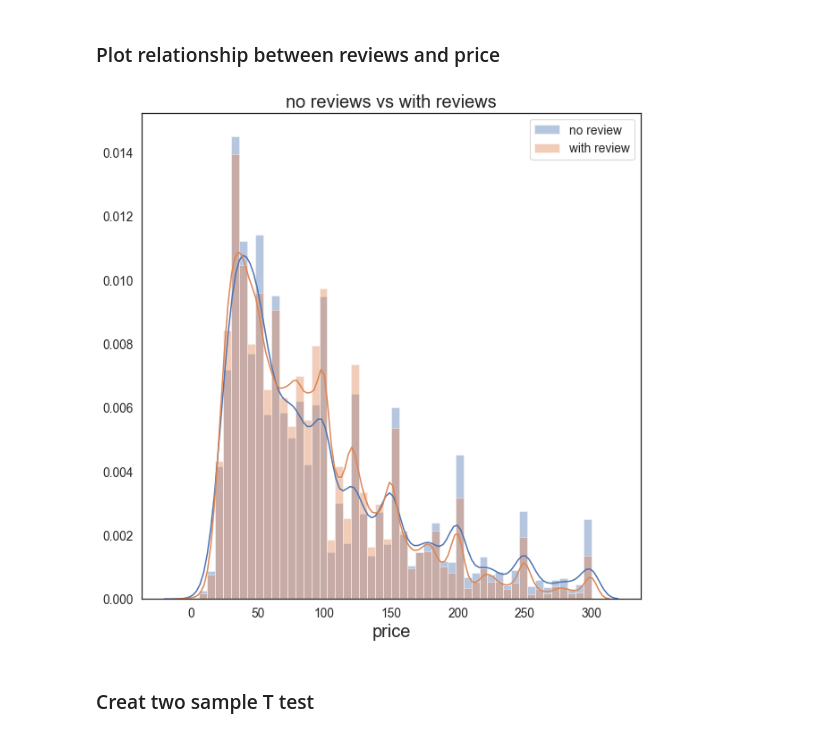
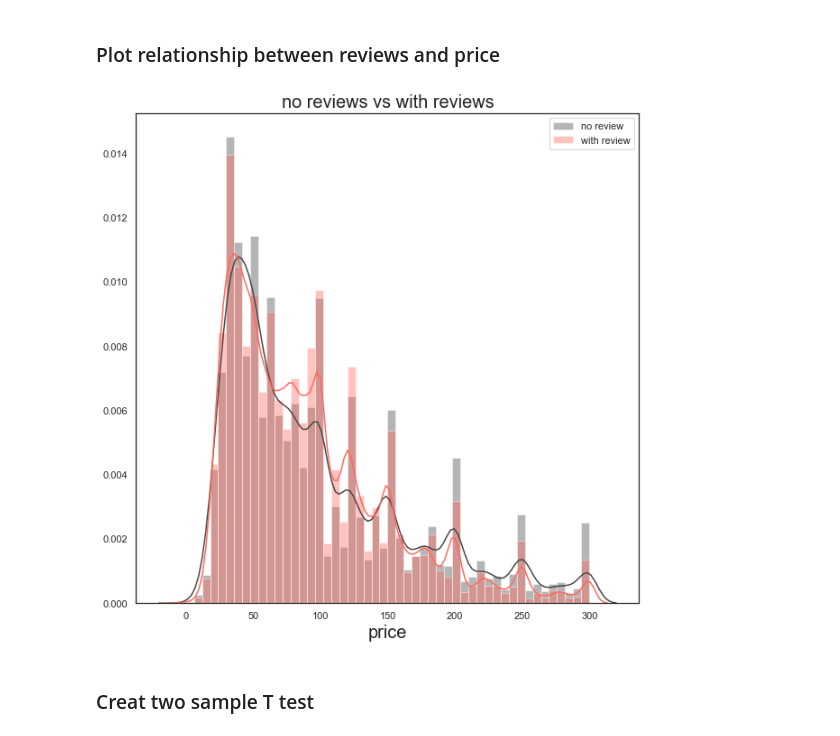
Before and after one commit to Ftan91/Statistical-Analysis-of-AirBnB-Listings-in-London-, a Jupyter notebook: london_airbnb.ipynb, the cells around one changed output. Drawn from its saved outputs; the diff is of its cells as text; code cells hidden in the pictures.

```diff
--- a/london_airbnb.ipynb
+++ b/london_airbnb.ipynb
@@ -747,17 +747,16 @@ plt.show()
 # %%
 ctrl_q1 = airbnb_df_2019[airbnb_df_2019['number_of_reviews']==0]['price']
 exper_q1 = airbnb_df_2019[airbnb_df_2019['number_of_reviews']!=0]['price']
 
 plt.figure(figsize=(10, 10))
-sns.distplot(ctrl_q1, label='no review')
-sns.set_color_codes("muted")
-sns.distplot(exper_q1, label='with review')
+sns.distplot(ctrl_q1, label='no review',color='#484848')
+sns.distplot(exper_q1, label='with review',color='#FF695F')
 sns.set_style("white")
 plt.title('no reviews vs with reviews',fontsize=20)
 plt.xlabel('price',fontsize=20)
 plt.legend();
 # %% [output]
-[figure, old version]
+[figure, new version]
 # %% [markdown]
 ### Creat two sample T test
 # %% [markdown]
```
Also changed, not shown: parts of 3 cells of this notebook.
